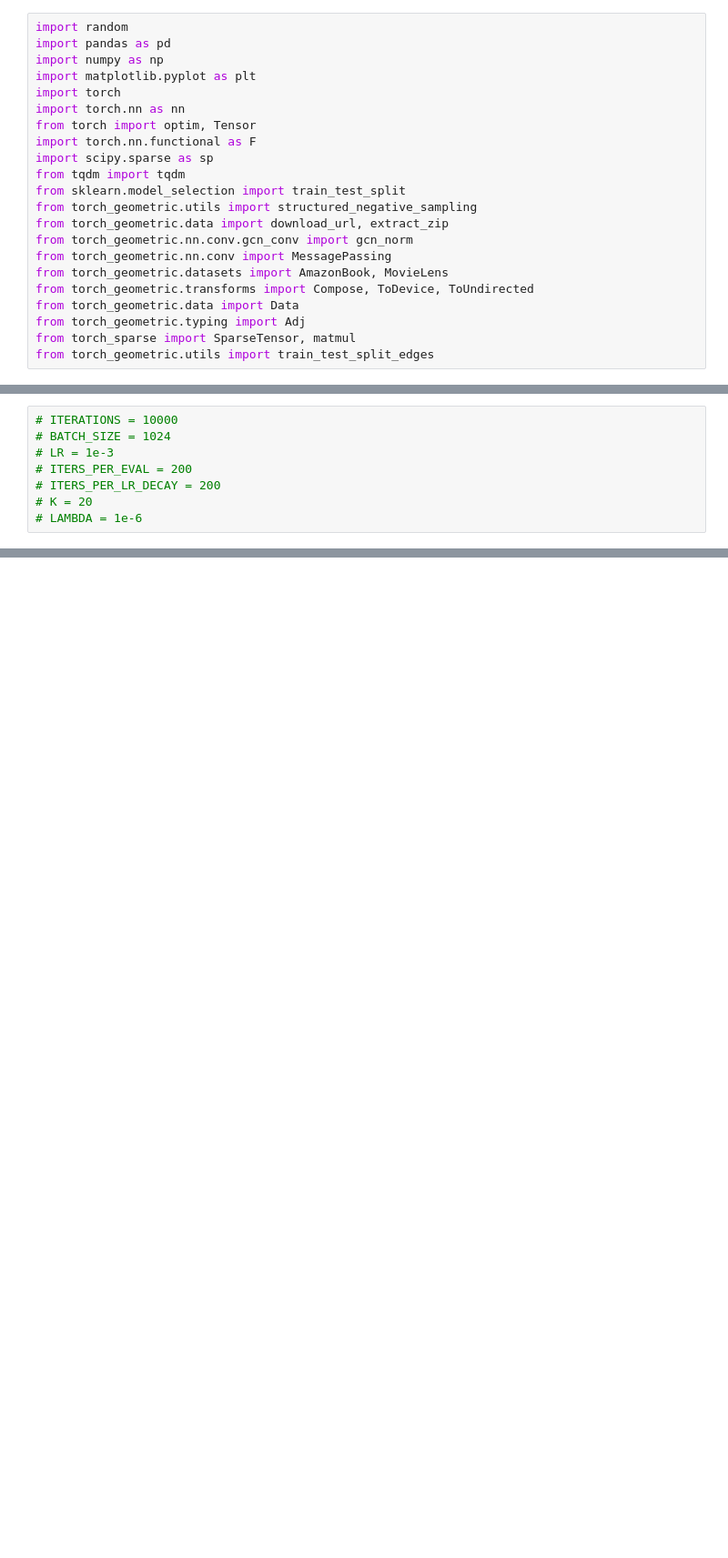
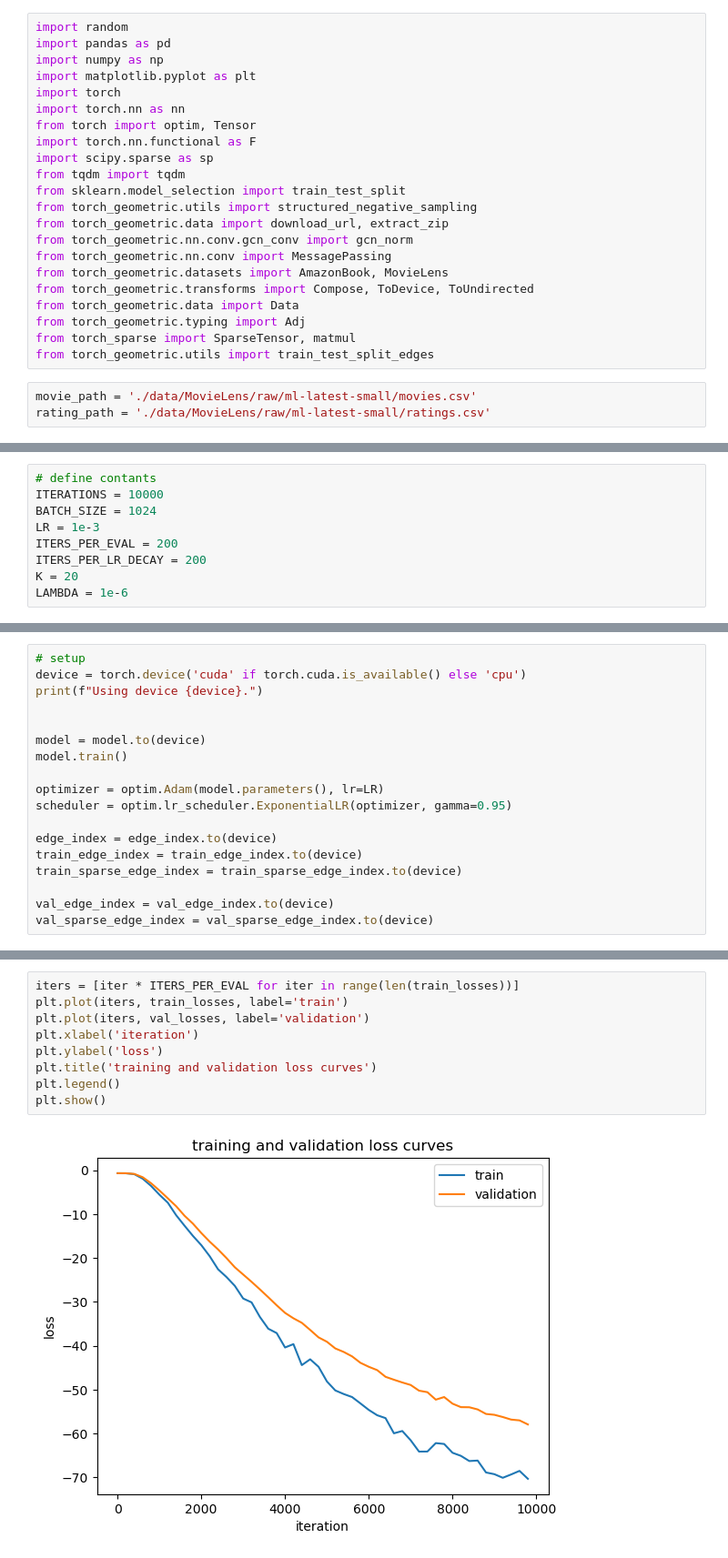
Before and after one commit to rbmy/recommendation_system, a Jupyter notebook: lightgcn.ipynb, the cells around one changed output, grey strips where cells are left out. Shown: that part at 91% size. Saved outputs shown, nothing was run; the diff lists cells and outputs as text; blank space fills up the shorter version.

```diff
--- a/lightgcn.ipynb
+++ b/lightgcn.ipynb
@@ -20,3 +20,6 @@ from torch_geometric.data import Data
 from torch_geometric.typing import Adj
 from torch_sparse import SparseTensor, matmul
 from torch_geometric.utils import train_test_split_edges
+# %%
+movie_path = './data/MovieLens/raw/ml-latest-small/movies.csv'
+rating_path = './data/MovieLens/raw/ml-latest-small/ratings.csv'
@@ -221,8 +357,9 @@ def metrics(groundTruth, r, k):
 # %%
-# ITERATIONS = 10000
-# BATCH_SIZE = 1024
-# LR = 1e-3
-# ITERS_PER_EVAL = 200
-# ITERS_PER_LR_DECAY = 200
-# K = 20
-# LAMBDA = 1e-6
+# define contants
+ITERATIONS = 10000
+BATCH_SIZE = 1024
+LR = 1e-3
+ITERS_PER_EVAL = 200
+ITERS_PER_LR_DECAY = 200
+K = 20
+LAMBDA = 1e-6
@@ -263,0 +366,18 @@ def metrics(groundTruth, r, k):
+# %%
+# setup
+device = torch.device('cuda' if torch.cuda.is_available() else 'cpu')
+print(f"Using device {device}.")
+
+
+model = model.to(device)
+model.train()
+
+optimizer = optim.Adam(model.parameters(), lr=LR)
+scheduler = optim.lr_scheduler.ExponentialLR(optimizer, gamma=0.95)
+
+edge_index = edge_index.to(device)
+train_edge_index = train_edge_index.to(device)
+train_sparse_edge_index = train_sparse_edge_index.to(device)
+
+val_edge_index = val_edge_index.to(device)
+val_sparse_edge_index = val_sparse_edge_index.to(device)
@@ -299,0 +444,11 @@ def metrics(groundTruth, r, k):
+# %%
+iters = [iter * ITERS_PER_EVAL for iter in range(len(train_losses))]
+plt.plot(iters, train_losses, label='train')
+plt.plot(iters, val_losses, label='validation')
+plt.xlabel('iteration')
+plt.ylabel('loss')
+plt.title('training and validation loss curves')
+plt.legend()
+plt.show()
+# %% [output]
+[figure, added]
```
Also changed, not shown: parts of 18 cells of this notebook, 1 other file.
